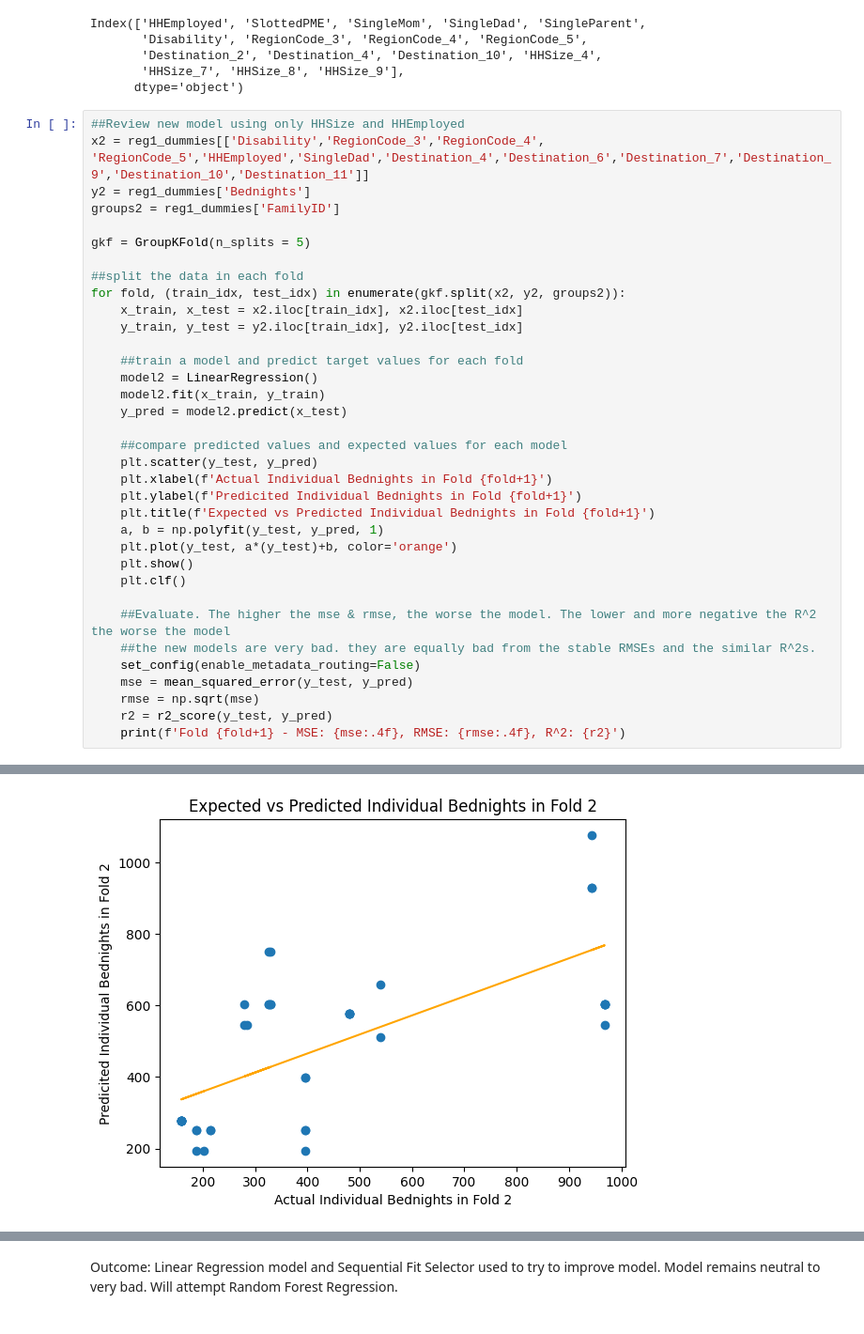
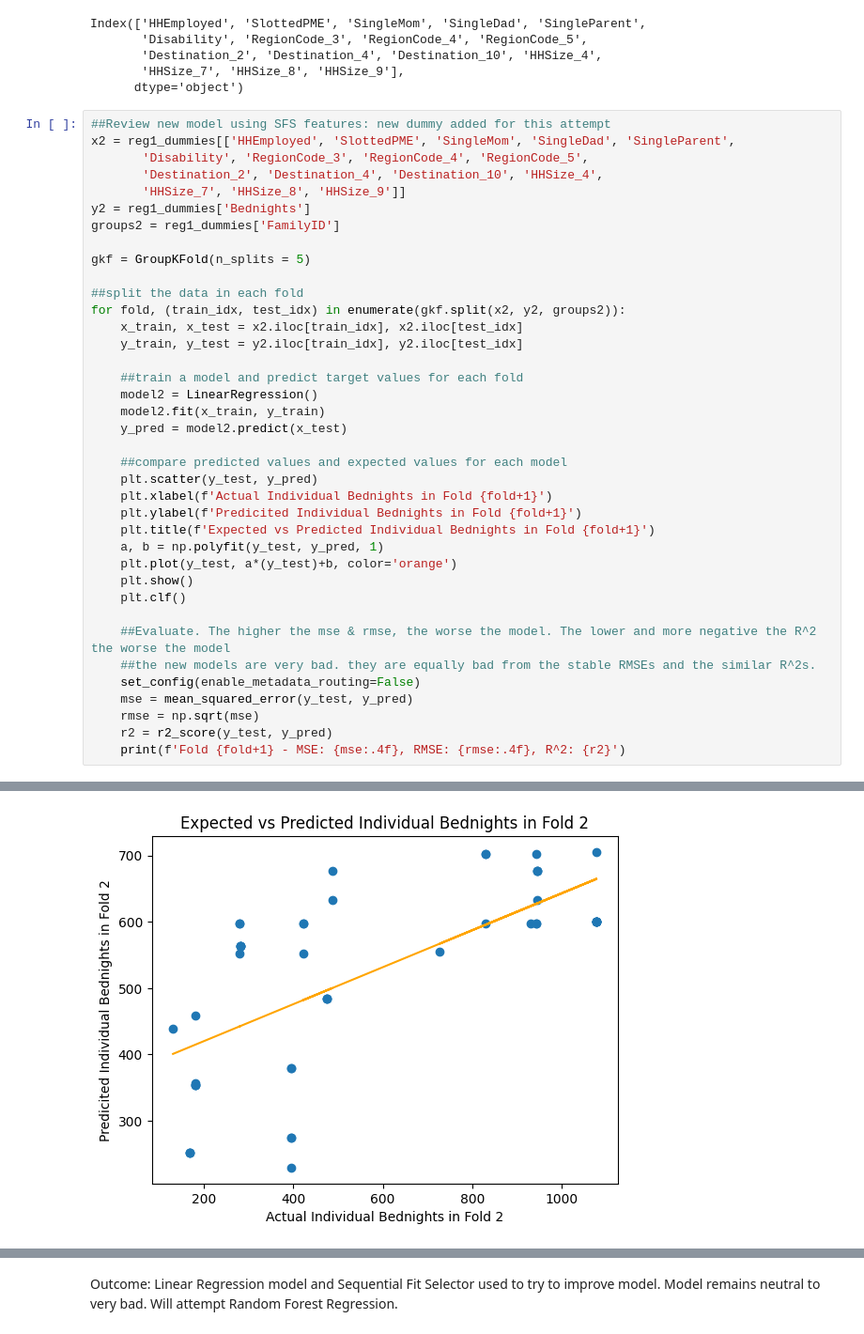
Before and after one commit to morellikatherine90809/Predict-Bednights, a Jupyter notebook: Regression 1.ipynb, the cells around one changed output, grey strips where cells are left out. Shown at 94% size. Drawn from its saved outputs; the diff is of its cells as text.

Commit message:
Update Regression 1.ipynb
proceeded with sfs as new dummy variable had been added. model improved over original without sfs, still bad to very bad.

```diff
--- a/Regression 1.ipynb
+++ b/Regression 1.ipynb
@@ -154,8 +154,11 @@ Index(['HHEmployed', 'SlottedPME', 'SingleMom', 'SingleDad', 'SingleParent',
        'HHSize_7', 'HHSize_8', 'HHSize_9'],
       dtype='object')
 # %%
-##Review new model using only HHSize and HHEmployed
-x2 = reg1_dummies[['Disability','RegionCode_3','RegionCode_4', 'RegionCode_5','HHEmployed','SingleDad','Destination_4','Destination_6','Destination_7','Destination_9','Destination_10','Destination_11']]
+##Review new model using SFS features: new dummy added for this attempt
+x2 = reg1_dummies[['HHEmployed', 'SlottedPME', 'SingleMom', 'SingleDad', 'SingleParent',
+       'Disability', 'RegionCode_3', 'RegionCode_4', 'RegionCode_5',
+       'Destination_2', 'Destination_4', 'Destination_10', 'HHSize_4',
+       'HHSize_7', 'HHSize_8', 'HHSize_9']]
 y2 = reg1_dummies['Bednights']
 groups2 = reg1_dummies['FamilyID']
 
@@ -194 +197 @@ Fold 1 - MSE: 115806.2465, RMSE: 340.3032, R^2: -0.5678566065472388
-[figure, old version]
+[figure, new version]
```
Also changed, not shown: parts of 1 cell of this notebook.
